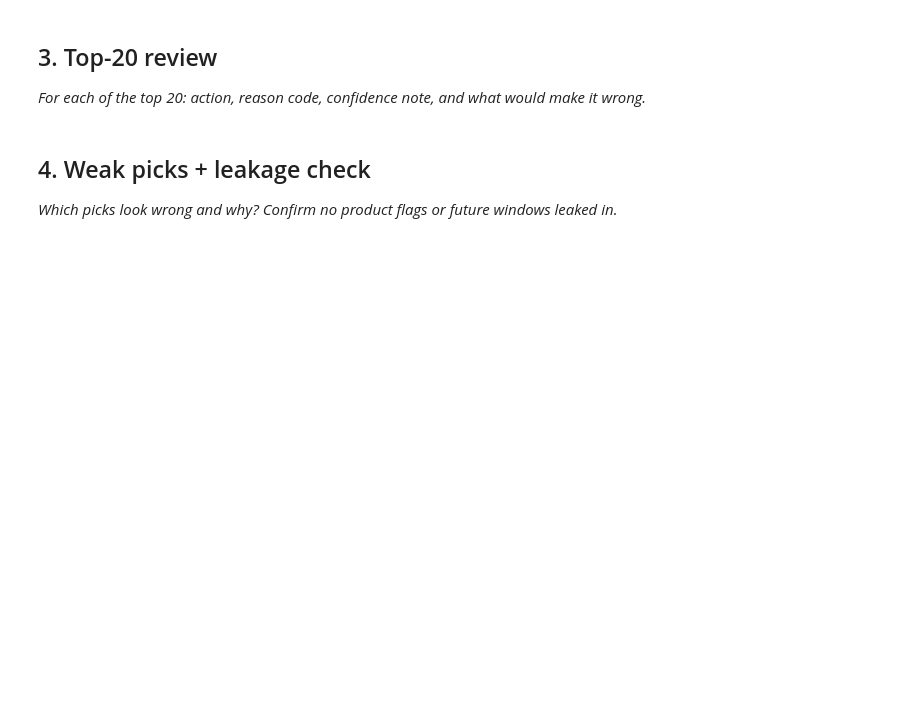
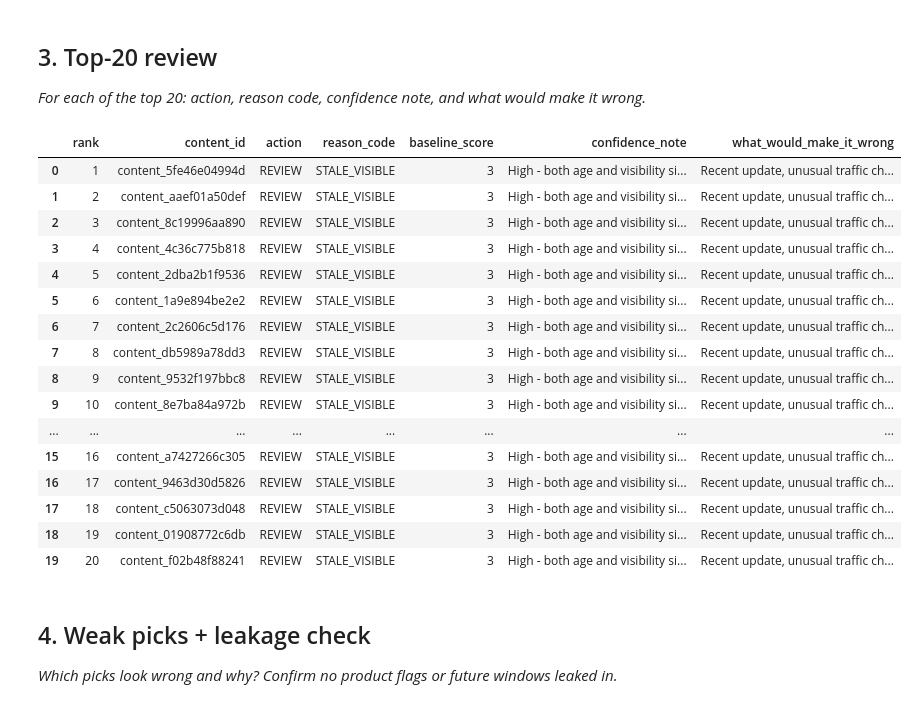
Before and after one commit to VinayBhavikatti/flyrank-ml-internship, a Jupyter notebook: work/notebooks/w04_baseline_score.ipynb, the cells around one changed output. Drawn from its saved outputs; the diff is of its cells as text; code cells hidden in the pictures; blank space fills up the shorter version.

```diff
--- a/work/notebooks/w04_baseline_score.ipynb
+++ b/work/notebooks/w04_baseline_score.ipynb
@@ -27,6 +174,49 @@ This skeleton is yours to fill. Work the sections **in order** — each one has
 # %%
 # This cell is for CODE (numbers, a query, a check).
 # Write your text answer in the cell ABOVE this one — typing sentences here breaks Run All.
+
+# Top-20 review
+top20 = queue.head(20).copy()
+
+# Add a simple confidence note and what could make the recommendation wrong
+top20["confidence_note"] = "High - both age and visibility signals are strong"
+
+top20["what_would_make_it_wrong"] = (
+    "Recent update, unusual traffic change, or data-quality issue could make this review priority misleading."
+)
+
+# Show the review table
+review = top20[
+    [
+        "rank",
+        "content_id",
+        "action",
+        "reason_code",
+        "baseline_score",
+        "confidence_note",
+        "what_would_make_it_wrong"
+    ]
+]
+
+display(review)
+# %% [output]
+|  | rank | content_id | action | reason_code | baseline_score | confidence_note | what_would_make_it_wrong |
+| 0 | 1 | content_5fe46e04994d | REVIEW | STALE_VISIBLE | 3 | High - both age and visibility si... | Recent update, unusual traffic ch... |
+| 1 | 2 | content_aaef01a50def | REVIEW | STALE_VISIBLE | 3 | High - both age and visibility si... | Recent update, unusual traffic ch... |
+| 2 | 3 | content_8c19996aa890 | REVIEW | STALE_VISIBLE | 3 | High - both age and visibility si... | Recent update, unusual traffic ch... |
+| 3 | 4 | content_4c36c775b818 | REVIEW | STALE_VISIBLE | 3 | High - both age and visibility si... | Recent update, unusual traffic ch... |
+| 4 | 5 | content_2dba2b1f9536 | REVIEW | STALE_VISIBLE | 3 | High - both age and visibility si... | Recent update, unusual traffic ch... |
+| 5 | 6 | content_1a9e894be2e2 | REVIEW | STALE_VISIBLE | 3 | High - both age and visibility si... | Recent update, unusual traffic ch... |
+| 6 | 7 | content_2c2606c5d176 | REVIEW | STALE_VISIBLE | 3 | High - both age and visibility si... | Recent update, unusual traffic ch... |
+| 7 | 8 | content_db5989a78dd3 | REVIEW | STALE_VISIBLE | 3 | High - both age and visibility si... | Recent update, unusual traffic ch... |
+| 8 | 9 | content_9532f197bbc8 | REVIEW | STALE_VISIBLE | 3 | High - both age and visibility si... | Recent update, unusual traffic ch... |
+| 9 | 10 | content_8e7ba84a972b | REVIEW | STALE_VISIBLE | 3 | High - both age and visibility si... | Recent update, unusual traffic ch... |
+| ... | ... | ... | ... | ... | ... | ... | ... |
+| 15 | 16 | content_a7427266c305 | REVIEW | STALE_VISIBLE | 3 | High - both age and visibility si... | Recent update, unusual traffic ch... |
+| 16 | 17 | content_9463d30d5826 | REVIEW | STALE_VISIBLE | 3 | High - both age and visibility si... | Recent update, unusual traffic ch... |
+| 17 | 18 | content_c5063073d048 | REVIEW | STALE_VISIBLE | 3 | High - both age and visibility si... | Recent update, unusual traffic ch... |
+| 18 | 19 | content_01908772c6db | REVIEW | STALE_VISIBLE | 3 | High - both age and visibility si... | Recent update, unusual traffic ch... |
+| 19 | 20 | content_f02b48f88241 | REVIEW | STALE_VISIBLE | 3 | High - both age and visibility si... | Recent update, unusual traffic ch... |
 # %% [markdown]
 ## 4. Weak picks + leakage check
 
```
Also changed, not shown: parts of 6 cells of this notebook.
